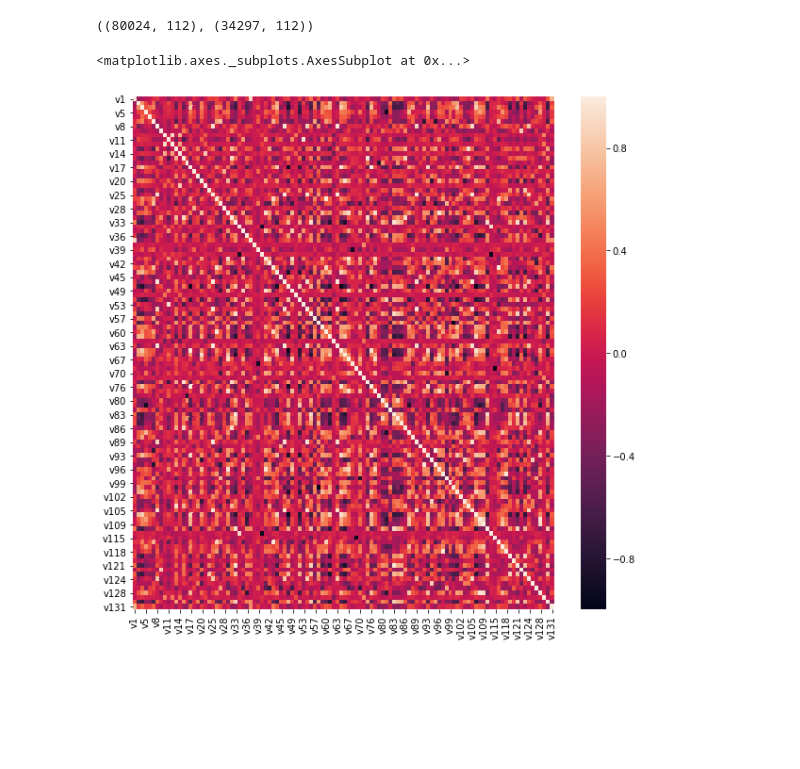
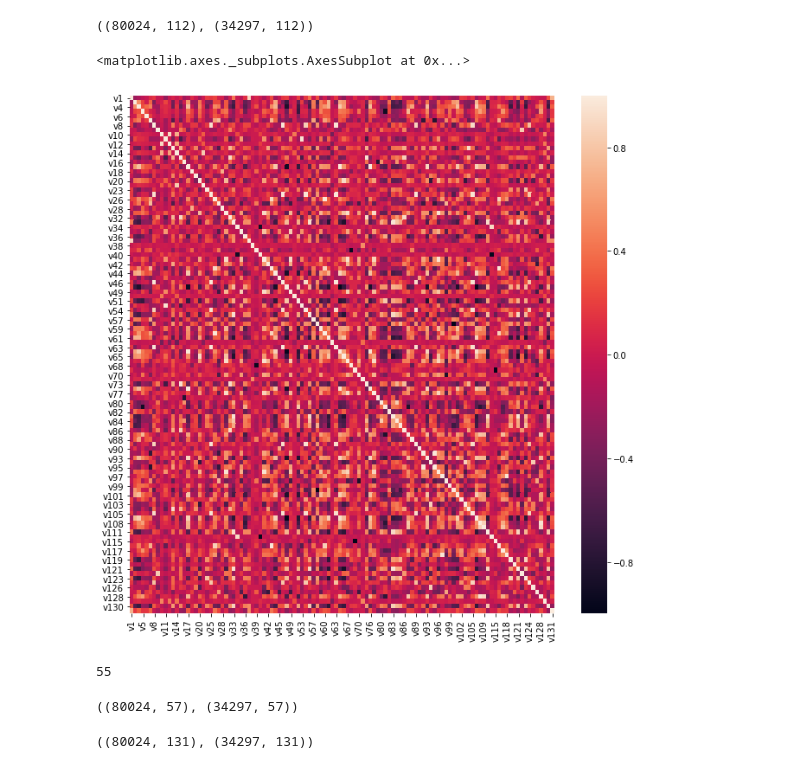
Before and after one commit to DaoodS/Machine_Learning_Projects, a Jupyter notebook: Feature_Selection/Correlation_based_selection.ipynb, the cells around one changed output. Cells and saved outputs as stored; diff of their text form; code cells hidden in the pictures; blank space fills up the shorter version.

```diff
--- a/Feature_Selection/Correlation_based_selection.ipynb
+++ b/Feature_Selection/Correlation_based_selection.ipynb
@@ -38,8 +38,8 @@ X_train.shape, X_test.shape
 # %%
 corr_matrix = X_train.corr()
 fig, ax = plt.subplots()
-fig.set_size_inches(10,10)
+fig.set_size_inches(11,11)
 sns.heatmap(corr_matrix)
 # %% [output]
 <matplotlib.axes._subplots.AxesSubplot at 0x...>
-[figure, old version]
+[figure, new version]
@@ -45,0 +56,24 @@ sns.heatmap(corr_matrix)
+# %%
+corr_features = correlation(X_train, 0.8)
+len(set(corr_features))
+# %% [output]
+55
+# %%
+X_train.drop(labels=corr_features, axis=1, inplace=True)
+X_test.drop(labels=corr_features, axis=1, inplace=True)
+
+X_train.shape, X_test.shape
+# %% [output]
+((80024, 57), (34297, 57))
+# %%
+data = pd.read_csv('train_paribas.csv')
+
+X_train, X_test, y_train, y_test = train_test_split(
+    data.drop(labels=['target', 'ID'], axis=1),
+    data['target'],
+    test_size=0.3,
+    random_state=0)
+
+X_train.shape, X_test.shape
+# %% [output]
+((80024, 131), (34297, 131))
```
Also changed, not shown: parts of 7 cells of this notebook, 2 other files.
